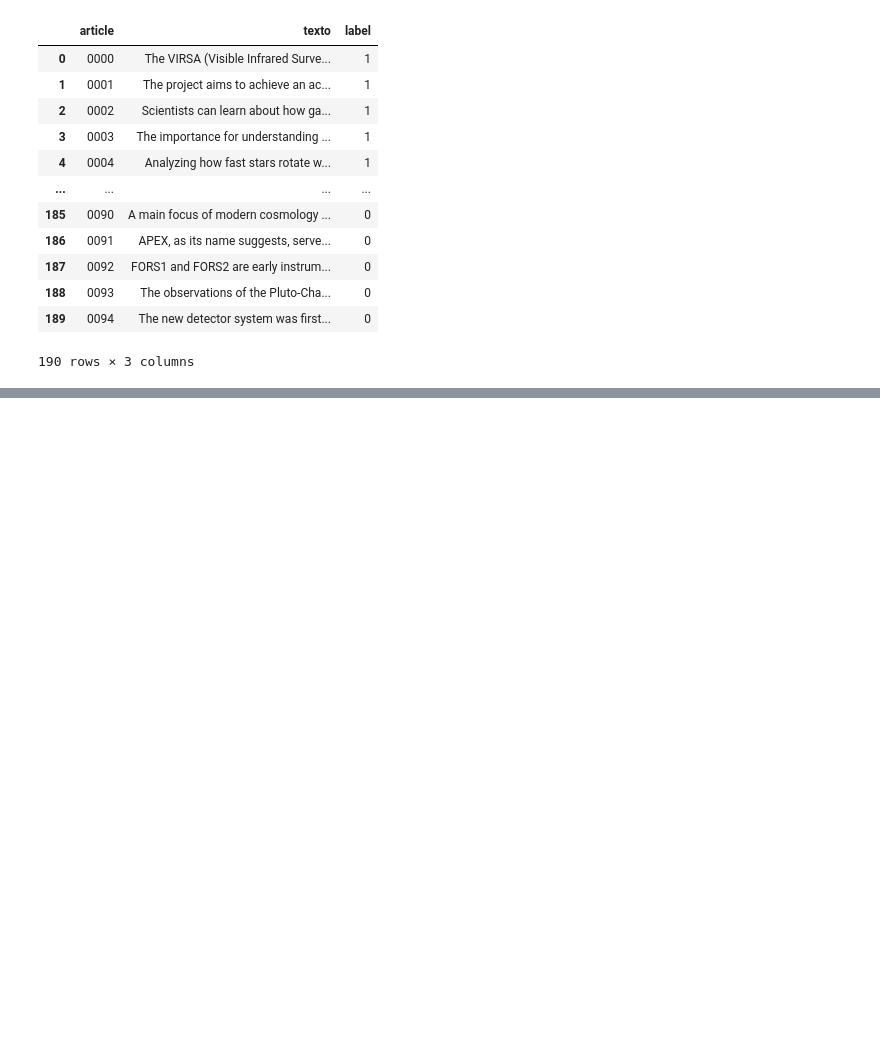
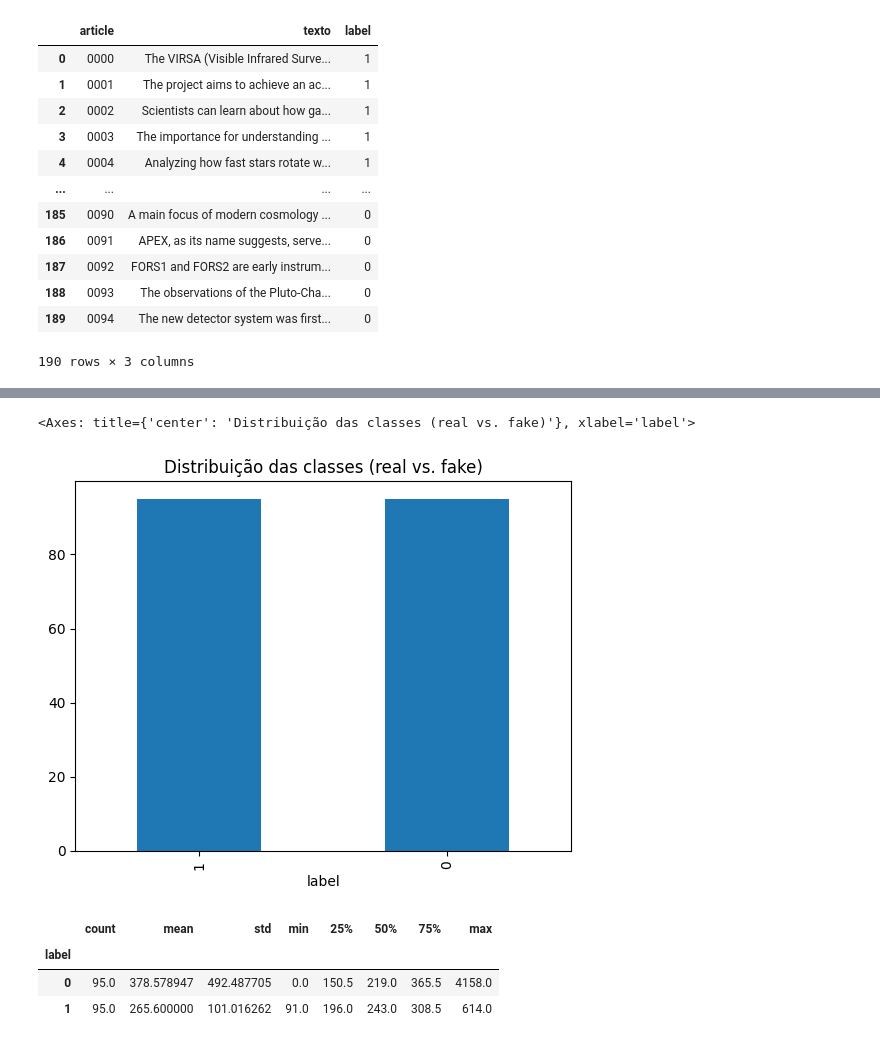
Before and after one commit to LeopoldoZanellato/the_impostor, a Jupyter notebook: explorer.ipynb, the cells around one changed output, grey strips where cells are left out. Cells and saved outputs as stored; diff of their text form; code cells hidden in the pictures; blank space fills up the shorter version.

```diff
--- a/explorer.ipynb
+++ b/explorer.ipynb
@@ -134,0 +172,13 @@ df_completo[df_completo['article']==n_artigo].texto.iloc[1]
+# %%
+df_completo['label'].value_counts().plot(kind='bar', title='Distribuição das classes (real vs. fake)')
+# %% [output]
+<Axes: title={'center': 'Distribuição das classes (real vs. fake)'}, xlabel='label'>
+[figure, added]
+# %%
+df_completo['texto_len'] = df_completo['texto'].apply(lambda x: len(x.split()))
+df_completo.groupby('label')['texto_len'].describe()
+# %% [output]
+|  | count | mean | std | min | 25% | 50% | 75% | max |
+| label |  |  |  |  |  |  |  |  |
+| 0 | 95.0 | 378.578947 | 492.487705 | 0.0 | 150.5 | 219.0 | 365.5 | 4158.0 |
+| 1 | 95.0 | 265.600000 | 101.016262 | 91.0 | 196.0 | 243.0 | 308.5 | 614.0 |
```
Also changed, not shown: parts of 37 cells of this notebook, 1 other file.
